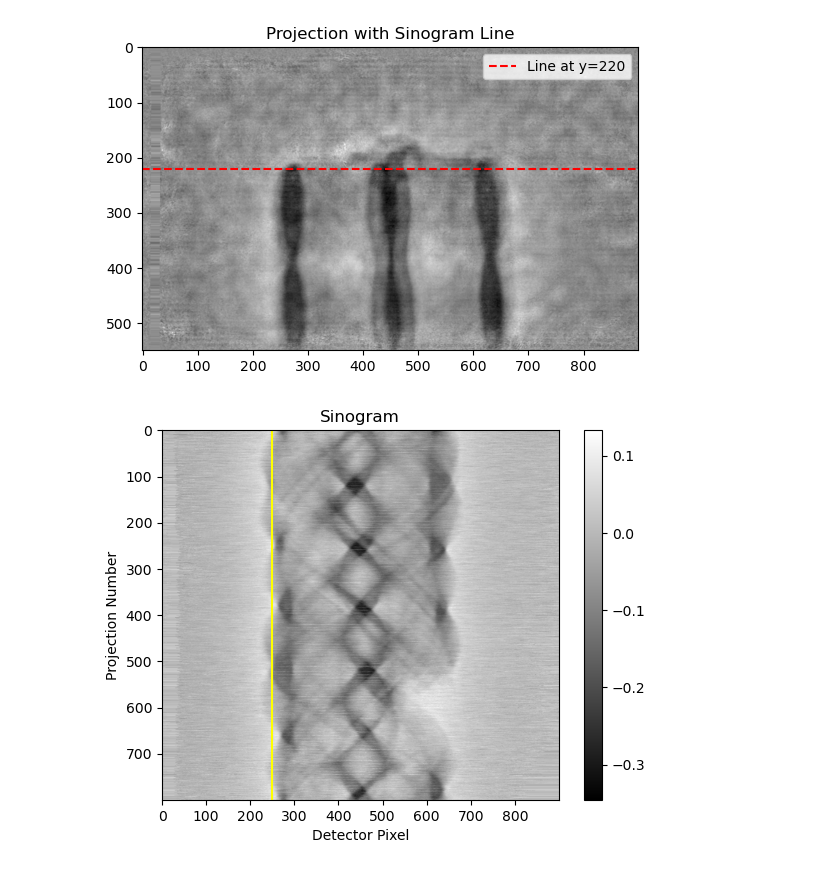
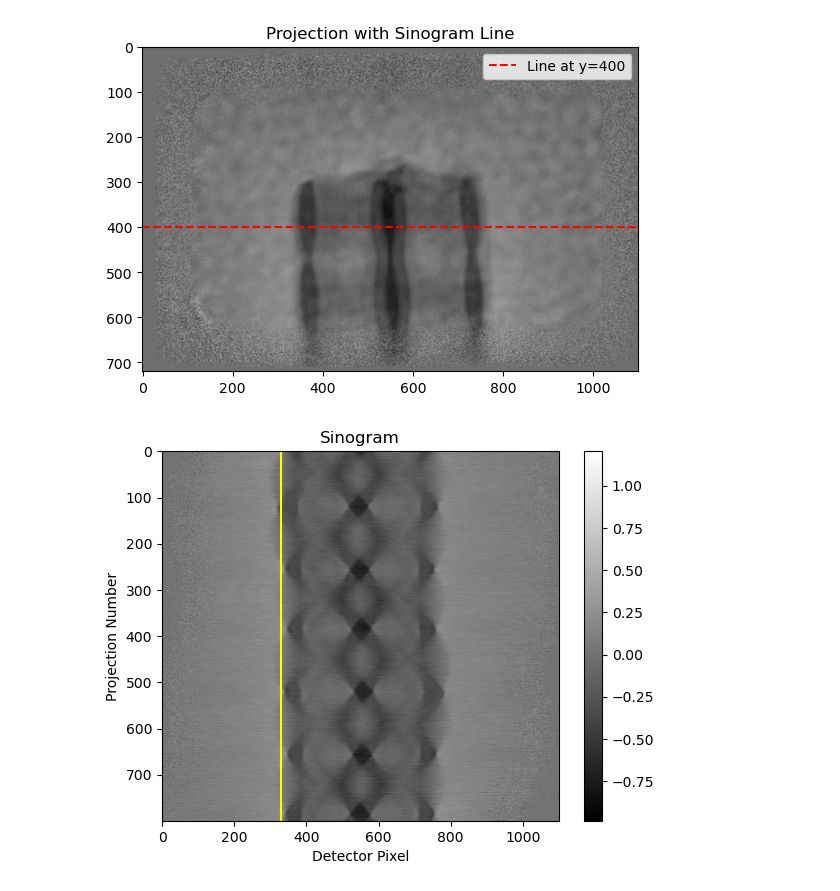
Before and after one commit to levijh1/TomoMono, a Jupyter notebook: notebooks/sinogramMaker.ipynb, the cells around one changed output. Drawn from its saved outputs; the diff is of its cells as text; code cells hidden in the pictures.

```diff
--- a/notebooks/sinogramMaker.ipynb
+++ b/notebooks/sinogramMaker.ipynb
@@ -57,13 +62,13 @@ def plot_sinogram(sinogram):
     plt.show()
 # %%
 # Example usage
-tif_file = "alignedProjections/aligned_iterateVMF_optFlow_sirt_20240905-223101.tif" # Replace with the actual path to your .tif file
-y_pixel = 220  # Replace with the pixel value along the y direction where you want the sinogram
+tif_file = "/sdf/data/lcls/ds/xpp/xppl1026722/results/LH_Tomography/TomoMono/alignedProjections/aligned_manually_3_3_25.tif" # Replace with the actual path to your .tif file
+y_pixel = 400  # Replace with the pixel value along the y direction where you want the sinogram
 
 # Create the sinogram
 sinogram = create_sinogram(tif_file, y_pixel)
 # %% [output]
-[figure, old version]
+[figure, new version]
 # %%
 plt.figure()
 plt.imshow(sinogram, cmap='gray', aspect='auto')
@@ -71,8 +76,8 @@ plt.colorbar()
 plt.title('Sinogram')
 plt.xlabel('Detector Pixel')
 plt.ylabel('Projection Number')
-plt.axvline(x=250, color='yellow', linestyle='-', label=f'Line at y={y_pixel}')
+plt.axvline(x=330, color='yellow', linestyle='-', label=f'Line at y={y_pixel}')
 
 plt.show()
 # %% [output]
-[figure, old version]
+[figure, new version]
```
Also changed, not shown: parts of 2 cells of this notebook, 4 other files.
